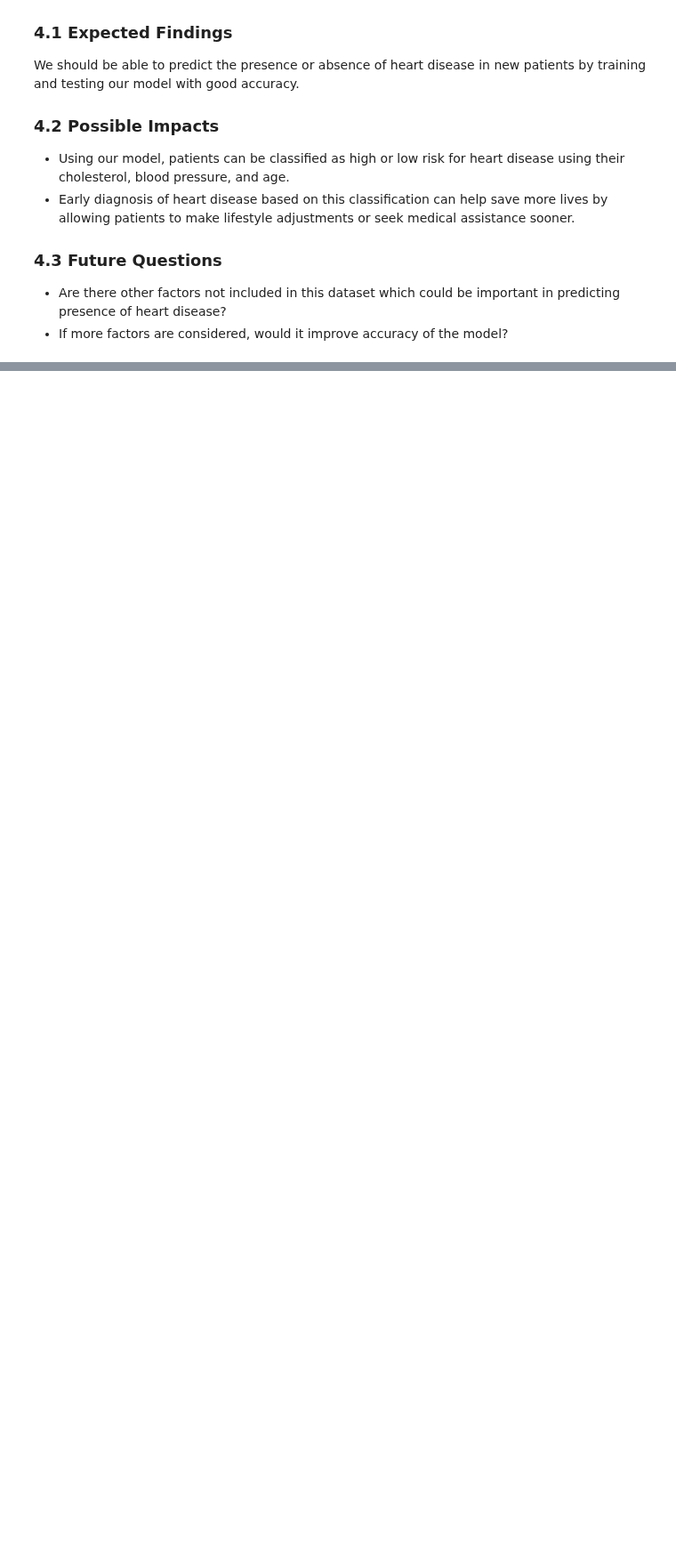
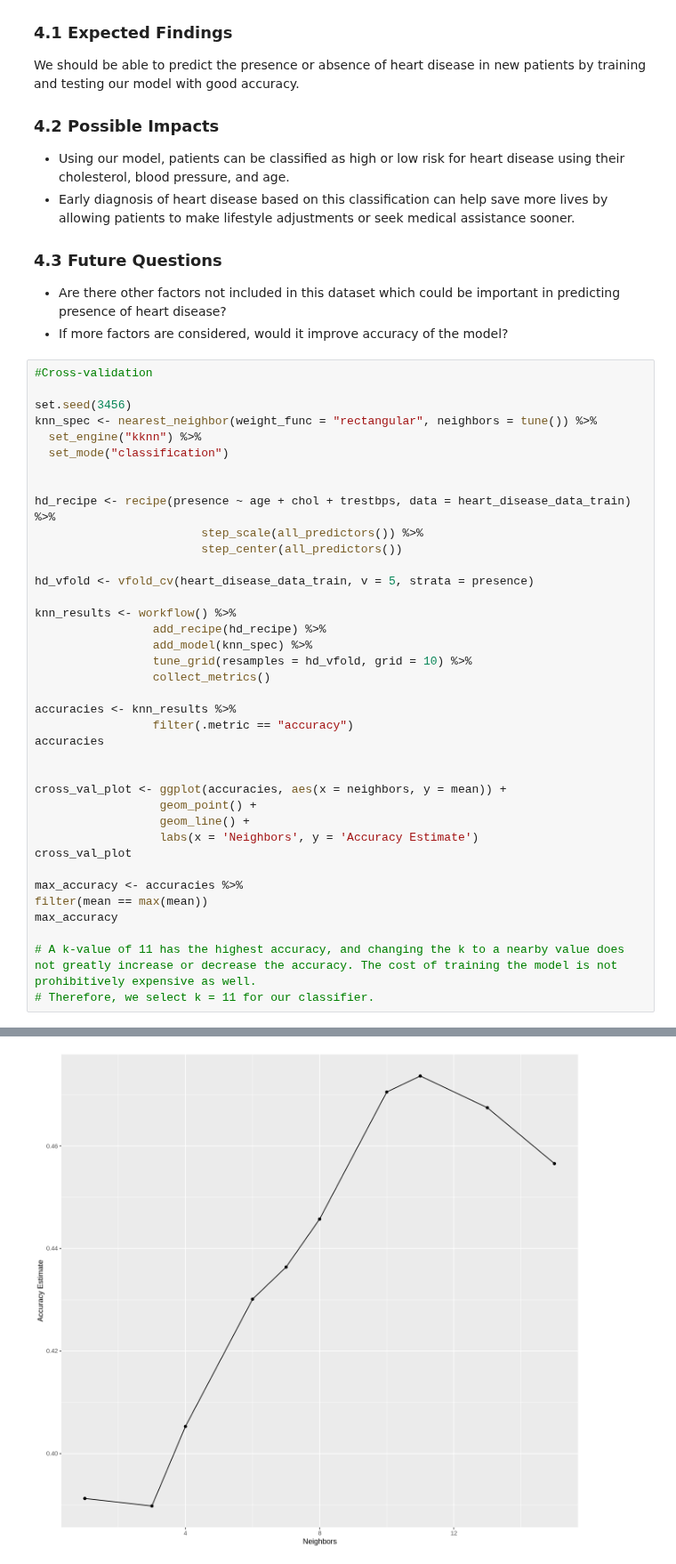
Before and after one commit to tashijain/DSCI100GroupProject, a Jupyter notebook: group_project_proposal.ipynb, the cells around one changed output, grey strips where cells are left out. Shown at 89% size. Drawn from its saved outputs; the diff is of its cells as text; blank space fills up the shorter version.

Commit message:
Added cross validation and predictions
Made recipe and model
Computed optimal k
Computed accuracy based on predictions

```diff
--- a/group_project_proposal.ipynb
+++ b/group_project_proposal.ipynb
@@ -347,3 +366,42 @@ We should be able to predict the presence or absence of heart disease in new pat
 ### 4.3 Future Questions
 - Are there other factors not included in this dataset which could be important in predicting presence of heart disease?
 - If more factors are considered, would it improve accuracy of the model?
+# %%
+#Cross-validation
+
+set.seed(3456)
+knn_spec <- nearest_neighbor(weight_func = "rectangular", neighbors = tune()) %>%
+  set_engine("kknn") %>%
+  set_mode("classification")
+
+
+hd_recipe <- recipe(presence ~ age + chol + trestbps, data = heart_disease_data_train) %>%
+                        step_scale(all_predictors()) %>%
+                        step_center(all_predictors())
+
+hd_vfold <- vfold_cv(heart_disease_data_train, v = 5, strata = presence)
+
+knn_results <- workflow() %>%
+                 add_recipe(hd_recipe) %>%
+                 add_model(knn_spec) %>%
+                 tune_grid(resamples = hd_vfold, grid = 10) %>%
+                 collect_metrics()
+
+accuracies <- knn_results %>%
+                 filter(.metric == "accuracy")
+accuracies
+
+
+cross_val_plot <- ggplot(accuracies, aes(x = neighbors, y = mean)) +
+                  geom_point() +
+                  geom_line() +
+                  labs(x = 'Neighbors', y = 'Accuracy Estimate')
+cross_val_plot
+
+max_accuracy <- accuracies %>%
+filter(mean == max(mean))
+max_accuracy
+
+# A k-value of 11 has the highest accuracy, and changing the k to a nearby value does not greatly increase or decrease the accuracy. The cost of training the model is not prohibitively expensive as well.
+# Therefore, we select k = 11 for our classifier.
+# %% [output]
@@ -349,0 +425 @@ We should be able to predict the presence or absence of heart disease in new pat
+[figure, added]
```
Also changed, not shown: parts of 5 cells of this notebook.
